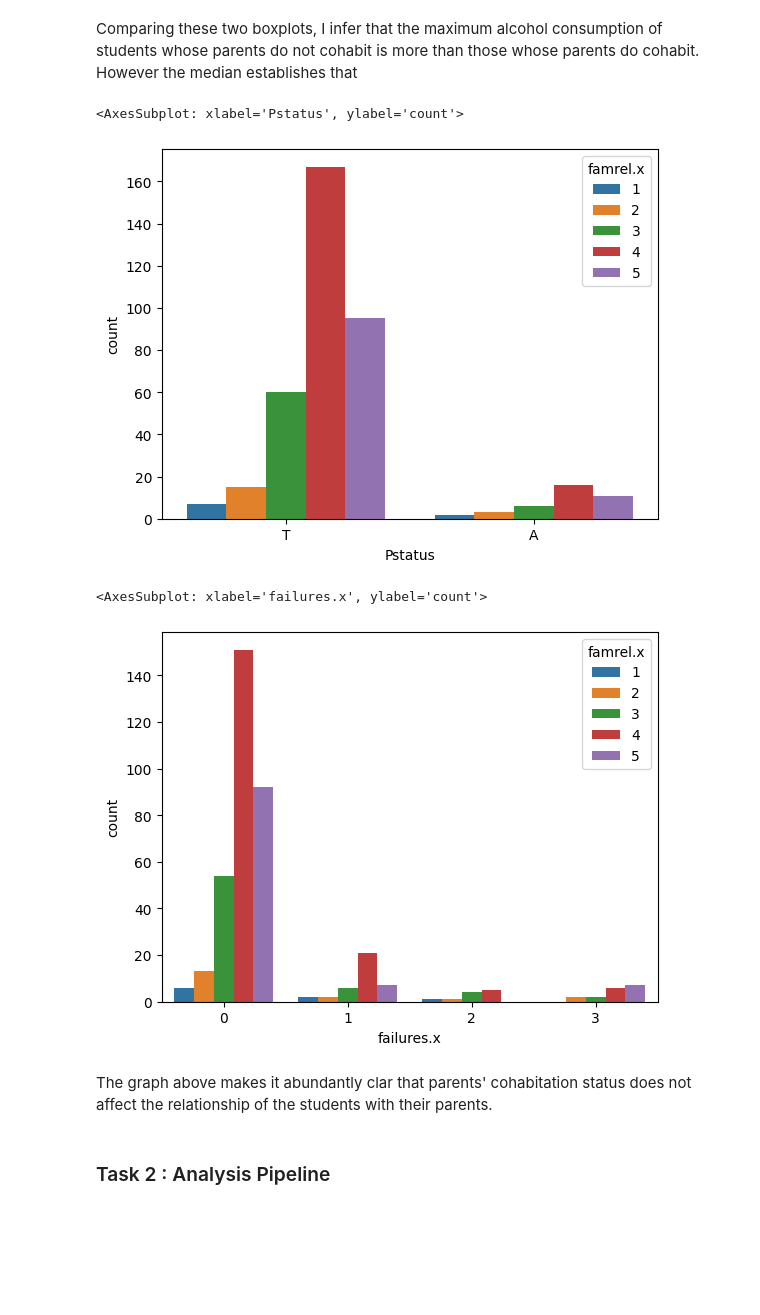
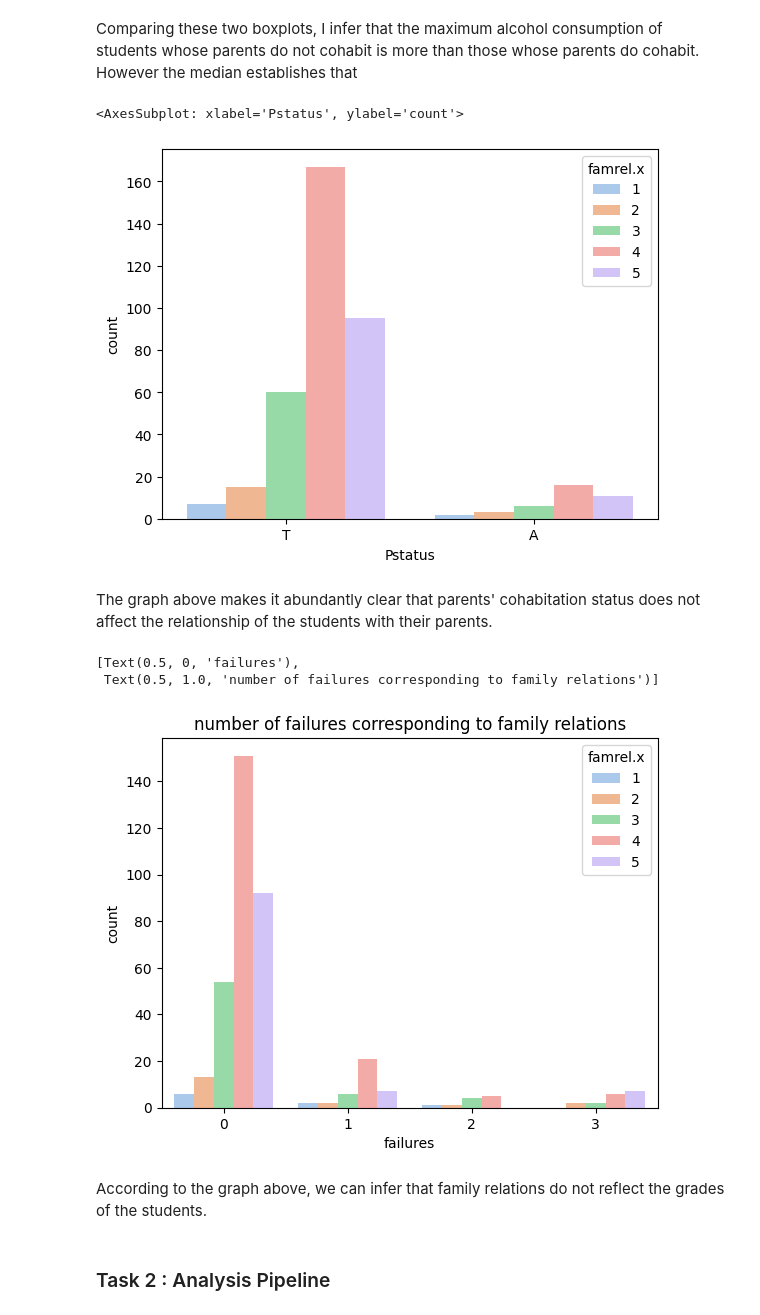
Before and after one commit to ubco-W2022T1-cosc301/project-group33, a Jupyter notebook: notebooks/analysis3.ipynb, the cells around one changed output. Saved outputs shown, nothing was run; the diff lists cells and outputs as text; code cells hidden in the pictures; blank space fills up the shorter version.

```diff
--- a/notebooks/analysis3.ipynb
+++ b/notebooks/analysis3.ipynb
@@ -87,18 +87,23 @@ plt.plot()
 Comparing these two boxplots, I infer that the maximum alcohol consumption of students whose parents do not cohabit is more than those whose parents do cohabit. However the median establishes that
 # %%
 data.head()
-sns.countplot(data=data,x='Pstatus',hue="famrel.x")
+sns.countplot(data=data,x='Pstatus',hue="famrel.x", palette='pastel')
 # %% [output]
 <AxesSubplot: xlabel='Pstatus', ylabel='count'>
-[figure, old version]
+[figure, new version]
+# %% [markdown]
+The graph above makes it abundantly clear that parents' cohabitation status does not affect the relationship of the students with their parents.
 # %%
 data.head()
-sns.countplot(data=data,x='failures.x',hue="famrel.x")
+
+
+sns.countplot(data=data,x='failures.x',hue="famrel.x",palette='pastel').set(xlabel="failures", title="number of failures corresponding to family relations")
 # %% [output]
-<AxesSubplot: xlabel='failures.x', ylabel='count'>
+[Text(0.5, 0, 'failures'),
+ Text(0.5, 1.0, 'number of failures corresponding to family relations')]
-[figure, old version]
+[figure, new version]
-# %% [markdown]
-The graph above makes it abundantly clar that parents' cohabitation status does not affect the relationship of the students with their parents.
+# %% [markdown]
+According to the graph above, we can infer that family relations do not reflect the grades of the students.
 # %% [markdown]
 ### Task 2 : Analysis Pipeline
 # %%
```
Also changed, not shown: parts of 15 cells of this notebook.
